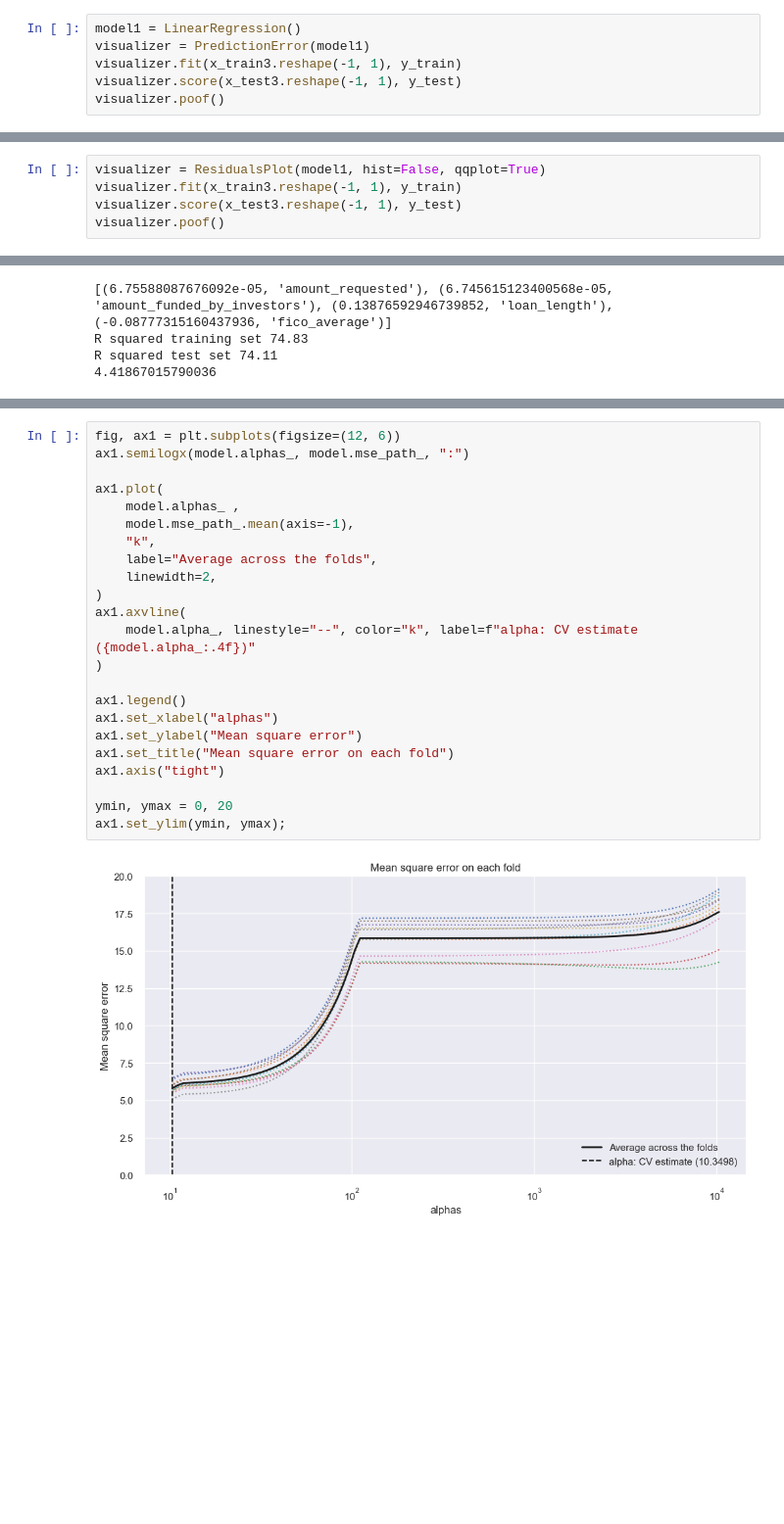
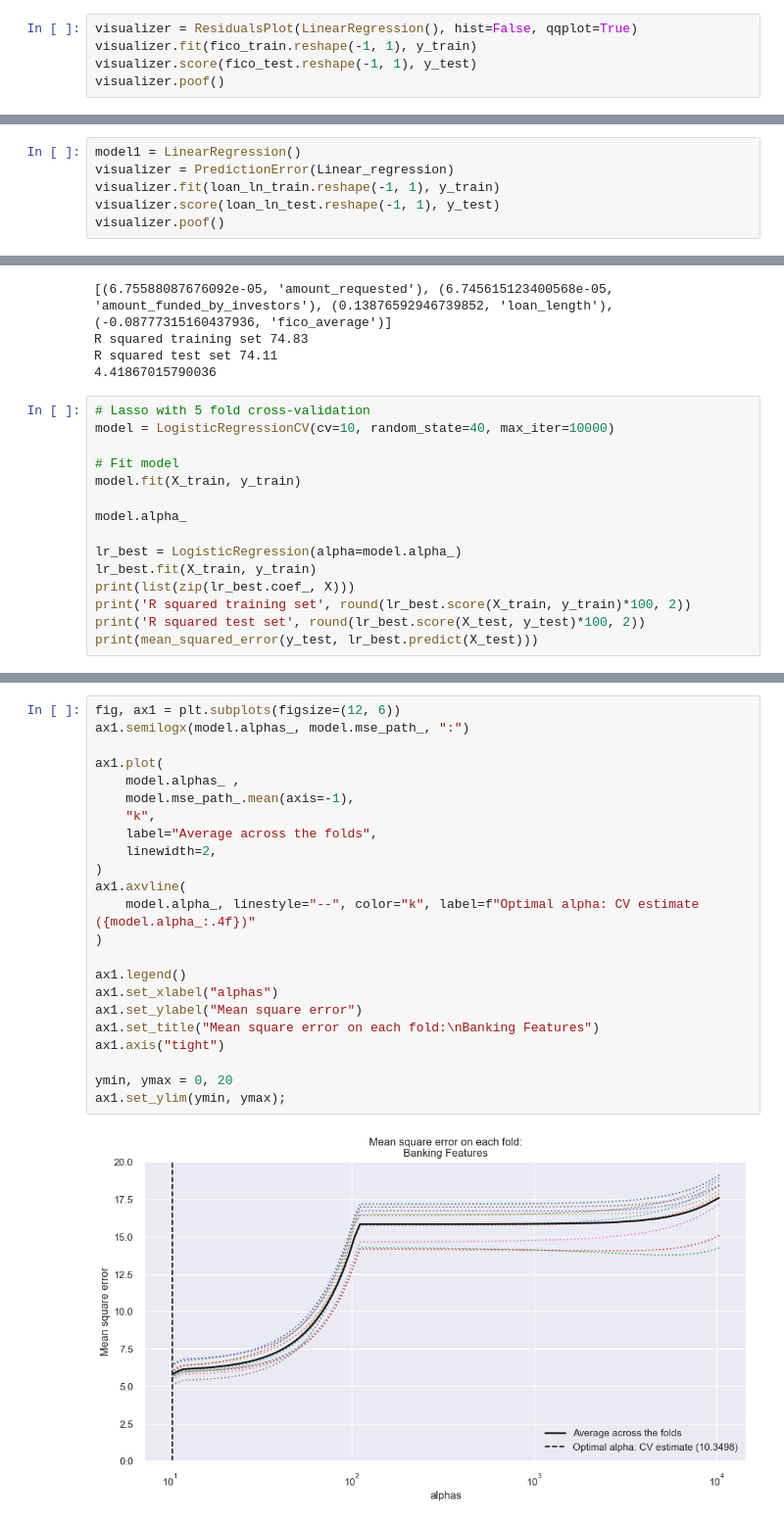
Before and after one commit to DocYoungblood/linear_regression_case_study, a Jupyter notebook: btm.ipynb, the cells around one changed output, grey strips where cells are left out. Shown at 98% size. Saved outputs shown, nothing was run; the diff lists cells and outputs as text; blank space fills up the shorter version.

```diff
--- a/btm.ipynb
+++ b/btm.ipynb
@@ -132,9 +271,8 @@ visualizer.poof()
 [figure]
 <Axes: title={'center': 'Residuals for LinearRegression Model'}, xlabel='Predicted Value', ylabel='Residuals'>
 # %%
-model1 = LinearRegression()
-visualizer = PredictionError(model1)
-visualizer.fit(x_train3.reshape(-1, 1), y_train)
-visualizer.score(x_test3.reshape(-1, 1), y_test)
+visualizer = ResidualsPlot(LinearRegression(), hist=False, qqplot=True)
+visualizer.fit(fico_train.reshape(-1, 1), y_train)
+visualizer.score(fico_test.reshape(-1, 1), y_test)
 visualizer.poof()
 # %% [output]
@@ -143,5 +280,0 @@ visualizer.poof()
-# %%
-visualizer = ResidualsPlot(model1, hist=False, qqplot=True)
-visualizer.fit(x_train3.reshape(-1, 1), y_train)
-visualizer.score(x_test3.reshape(-1, 1), y_test)
-visualizer.poof()
@@ -165,3 +287,9 @@ visualizer.poof()
 # %% [output]
 [figure]
 <Axes: title={'center': 'Prediction Error for LinearRegression'}, xlabel='$y$', ylabel='$\\hat{y}$'>
+# %%
+model1 = LinearRegression()
+visualizer = PredictionError(Linear_regression)
+visualizer.fit(loan_ln_train.reshape(-1, 1), y_train)
+visualizer.score(loan_ln_test.reshape(-1, 1), y_test)
+visualizer.poof()
@@ -205,3 +336,18 @@ print(mean_squared_error(y_test, ridge_best.predict(X_test)))
 R squared training set 74.83
 R squared test set 74.11
 4.41867015790036
+# %%
+# Lasso with 5 fold cross-validation
+model = LogisticRegressionCV(cv=10, random_state=40, max_iter=10000)
+
+# Fit model
+model.fit(X_train, y_train)
+
+model.alpha_
+
+lr_best = LogisticRegression(alpha=model.alpha_)
+lr_best.fit(X_train, y_train)
+print(list(zip(lr_best.coef_, X)))
+print('R squared training set', round(lr_best.score(X_train, y_train)*100, 2))
+print('R squared test set', round(lr_best.score(X_test, y_test)*100, 2))
+print(mean_squared_error(y_test, lr_best.predict(X_test)))
@@ -208,25 +356,25 @@ R squared test set 74.11
 # %%
 fig, ax1 = plt.subplots(figsize=(12, 6))
 ax1.semilogx(model.alphas_, model.mse_path_, ":")
 
 ax1.plot(
     model.alphas_ ,
     model.mse_path_.mean(axis=-1),
     "k",
     label="Average across the folds",
     linewidth=2,
 )
 ax1.axvline(
-    model.alpha_, linestyle="--", color="k", label=f"alpha: CV estimate ({model.alpha_:.4f})"
+    model.alpha_, linestyle="--", color="k", label=f"Optimal alpha: CV estimate ({model.alpha_:.4f})"
 )
 
 ax1.legend()
 ax1.set_xlabel("alphas")
 ax1.set_ylabel("Mean square error")
-ax1.set_title("Mean square error on each fold")
+ax1.set_title("Mean square error on each fold:\nBanking Features")
 ax1.axis("tight")
 
 ymin, ymax = 0, 20
 ax1.set_ylim(ymin, ymax);
 # %% [output]
-[figure, old version]
+[figure, new version]
```
Also changed, not shown: parts of 39 cells of this notebook.
